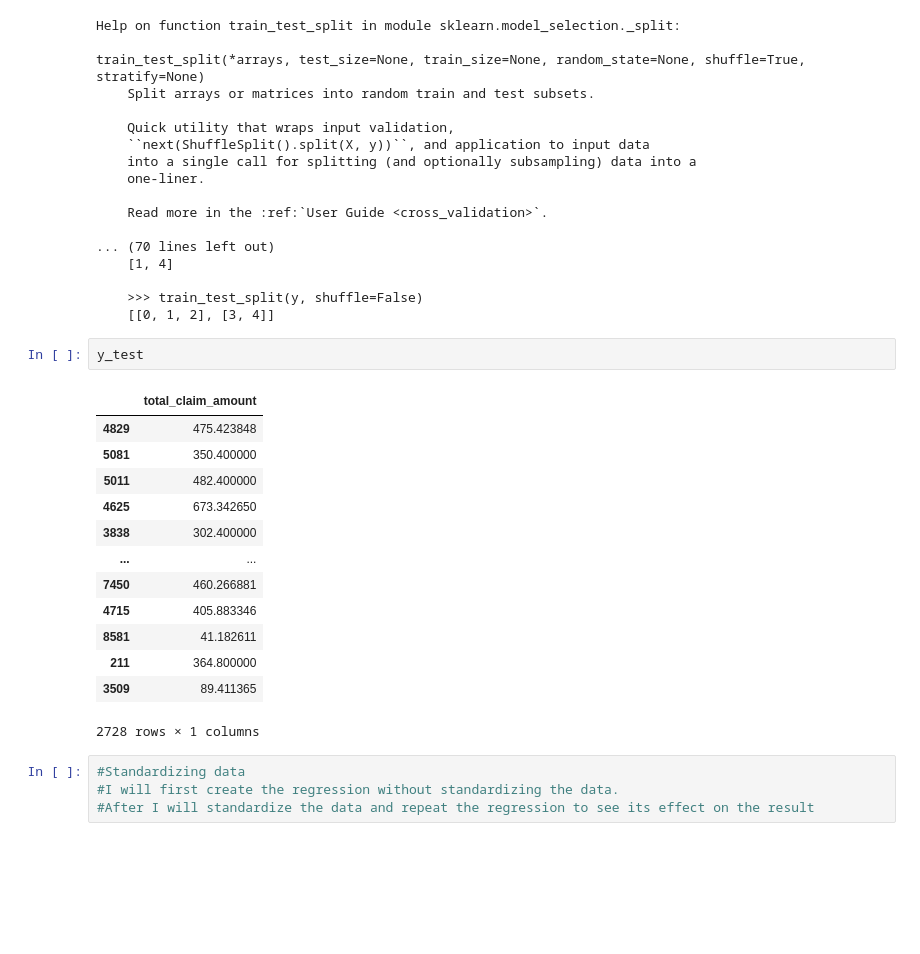
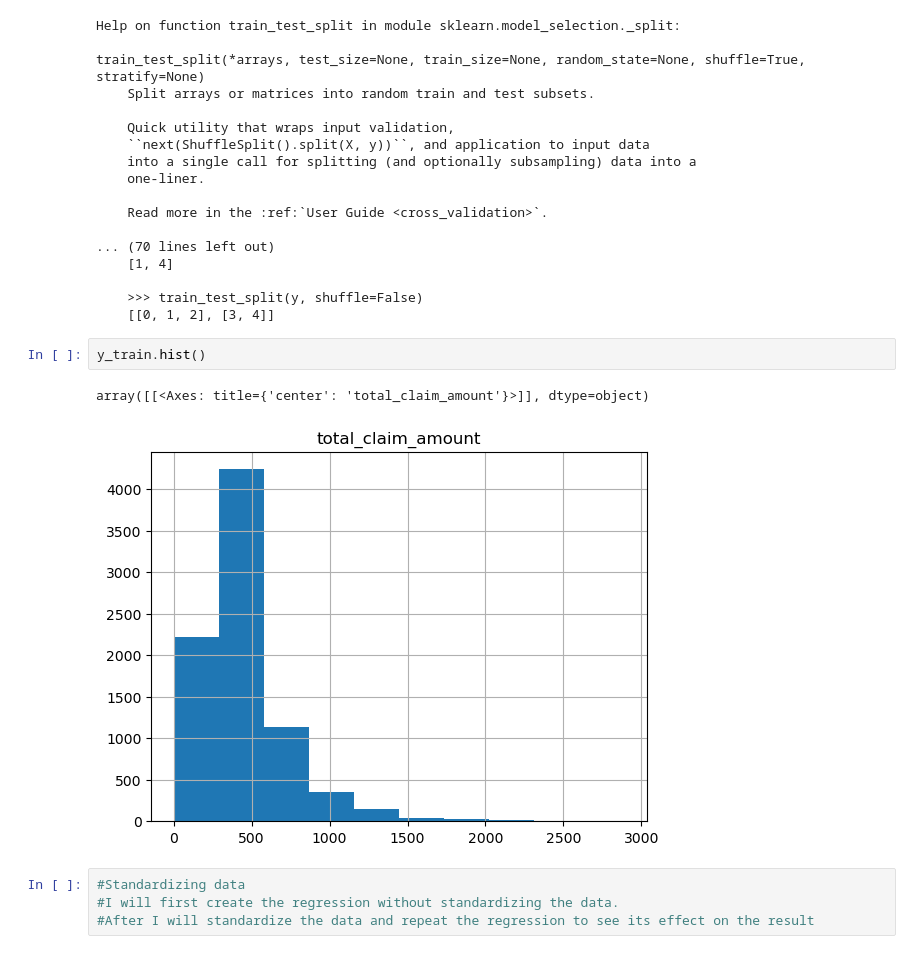
Before and after one commit to JKenny333/Ironhack_Labs, a Jupyter notebook: Week 4/linear_regression_lab_week4_day2.ipynb, the cells around one changed output. Saved outputs shown, nothing was run; the diff lists cells and outputs as text; blank space fills up the shorter version.

```diff
--- a/Week 4/linear_regression_lab_week4_day2.ipynb
+++ b/Week 4/linear_regression_lab_week4_day2.ipynb
@@ -79,22 +79,11 @@ train_test_split(*arrays, test_size=None, train_size=None, random_state=None, sh
 
     >>> train_test_split(y, shuffle=False)
     [[0, 1, 2], [3, 4]]
-# %%
-y_test
-# %% [output]
-|  | total_claim_amount |
-| 4829 | 475.423848 |
-| 5081 | 350.400000 |
-| 5011 | 482.400000 |
-| 4625 | 673.342650 |
-| 3838 | 302.400000 |
-| ... | ... |
-| 7450 | 460.266881 |
-| 4715 | 405.883346 |
-| 8581 | 41.182611 |
-| 211 | 364.800000 |
-| 3509 | 89.411365 |
-2728 rows × 1 columns
+# %%
+y_train.hist()
+# %% [output]
+array([[<Axes: title={'center': 'total_claim_amount'}>]], dtype=object)
+[figure, added]
 # %%
 #Standardizing data
 #I will first create the regression without standardizing the data.
```
Also changed, not shown: parts of 18 cells of this notebook, 1 other file.
